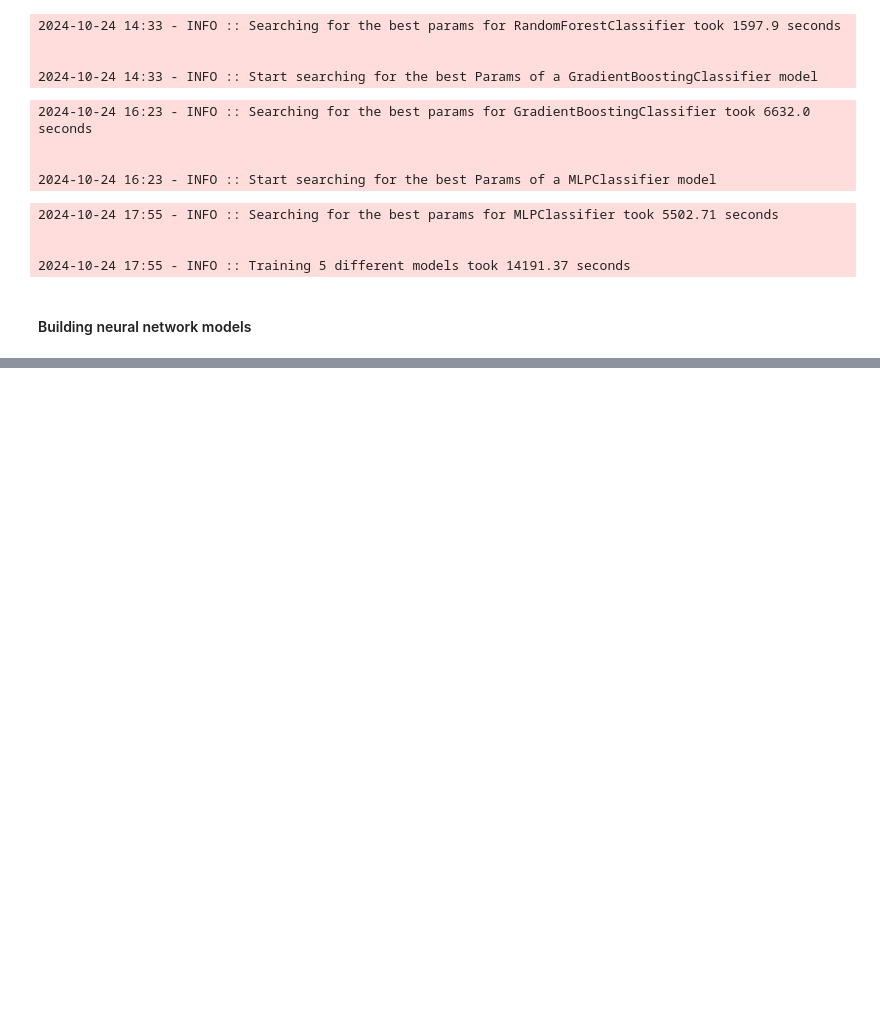
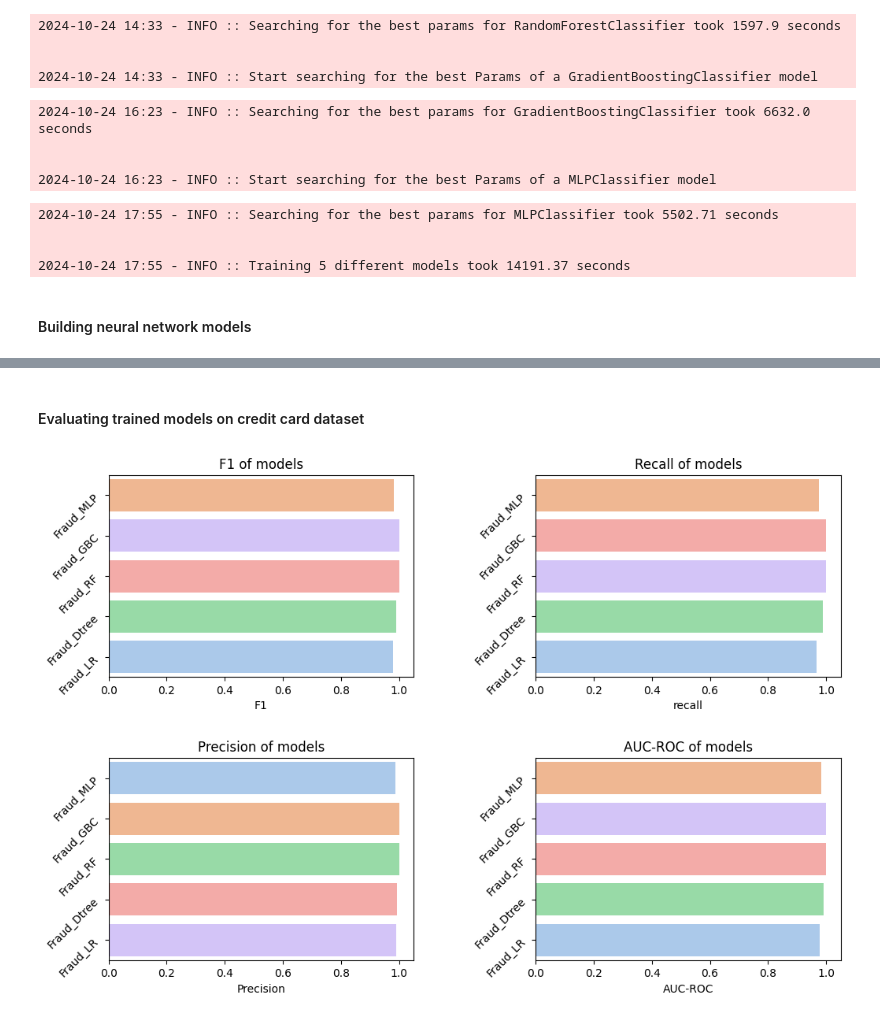
Before and after one commit to Yosef-ft/FraudDetection, a Jupyter notebook: notebooks/Model_training.ipynb, the cells around one changed output, grey strips where cells are left out. Saved outputs shown, nothing was run; the diff lists cells and outputs as text; code cells hidden in the pictures; blank space fills up the shorter version.

Commit message:
Notebook for training and evaluating models

```diff
--- a/notebooks/Model_training.ipynb
+++ b/notebooks/Model_training.ipynb
@@ -197,0 +182,6 @@ model_utils.train_neural_models(X_train_fraud, y_train_fraud, X_val_fraud, y_val
+# %% [markdown]
+#### Evaluating trained models on credit card dataset
+# %%
+model_utils.plot_evaluation_model(True)
+# %% [output]
+[figure, added]
```
Also changed, not shown: parts of 19 cells of this notebook.
